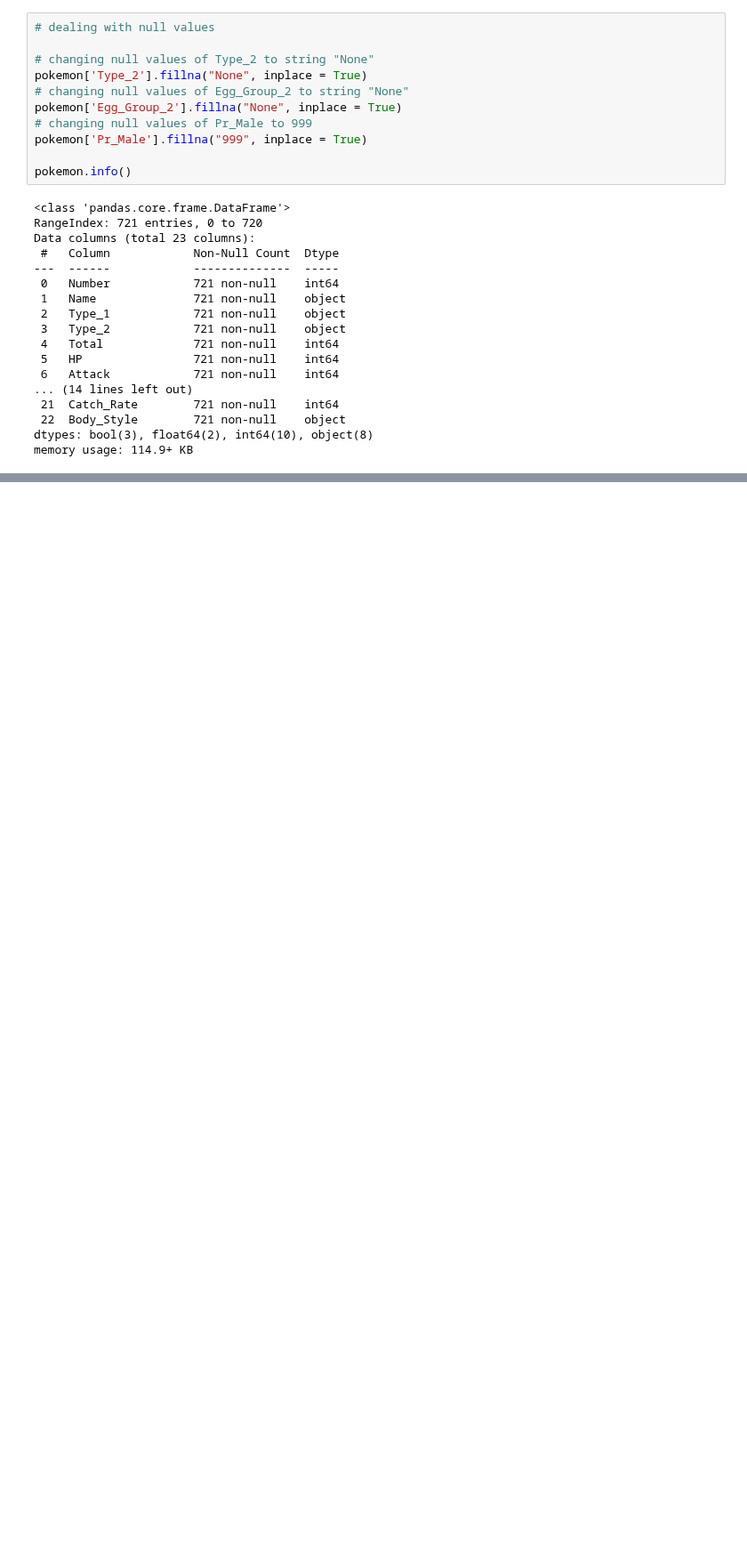
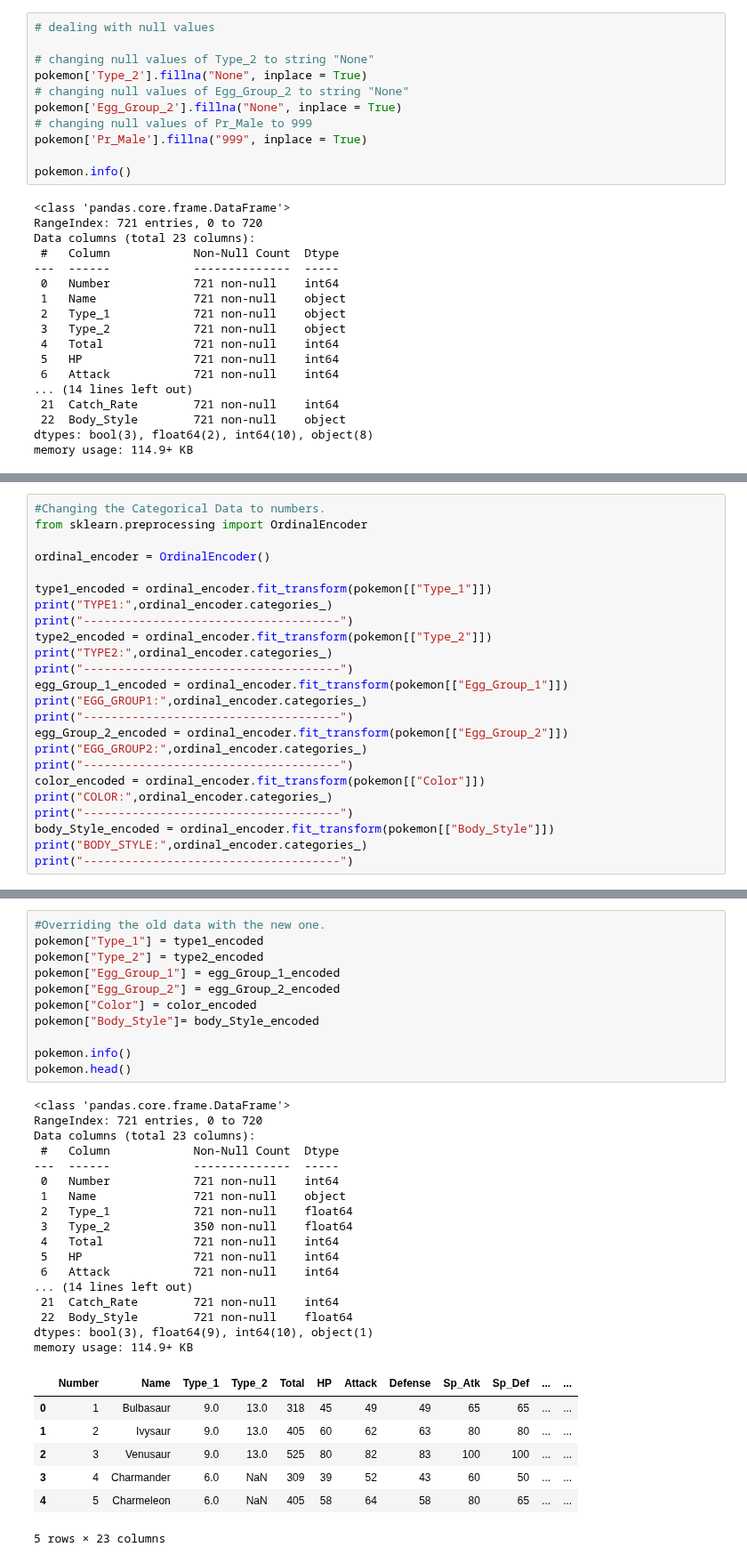
Before and after one commit to AAMAB/F21DL, a Jupyter notebook: Group17 DMML.ipynb, the cells around one changed output, grey strips where cells are left out. Shown at 89% size. Cells and saved outputs as stored; diff of their text form; blank space fills up the shorter version.

Commit message:
Done with converting the Categorical data to numerical.

```diff
--- a/Group17 DMML.ipynb
+++ b/Group17 DMML.ipynb
@@ -147,0 +188,24 @@ memory usage: 114.9+ KB
+# %%
+#Changing the Categorical Data to numbers.
+from sklearn.preprocessing import OrdinalEncoder
+
+ordinal_encoder = OrdinalEncoder()
+
+type1_encoded = ordinal_encoder.fit_transform(pokemon[["Type_1"]])
+print("TYPE1:",ordinal_encoder.categories_)
+print("-------------------------------------")
+type2_encoded = ordinal_encoder.fit_transform(pokemon[["Type_2"]])
+print("TYPE2:",ordinal_encoder.categories_)
+print("-------------------------------------")
+egg_Group_1_encoded = ordinal_encoder.fit_transform(pokemon[["Egg_Group_1"]])
+print("EGG_GROUP1:",ordinal_encoder.categories_)
+print("-------------------------------------")
+egg_Group_2_encoded = ordinal_encoder.fit_transform(pokemon[["Egg_Group_2"]])
+print("EGG_GROUP2:",ordinal_encoder.categories_)
+print("-------------------------------------")
+color_encoded = ordinal_encoder.fit_transform(pokemon[["Color"]])
+print("COLOR:",ordinal_encoder.categories_)
+print("-------------------------------------")
+body_Style_encoded = ordinal_encoder.fit_transform(pokemon[["Body_Style"]])
+print("BODY_STYLE:",ordinal_encoder.categories_)
+print("-------------------------------------")
@@ -147,0 +230,36 @@ memory usage: 114.9+ KB
+# %%
+#Overriding the old data with the new one.
+pokemon["Type_1"] = type1_encoded
+pokemon["Type_2"] = type2_encoded
+pokemon["Egg_Group_1"] = egg_Group_1_encoded
+pokemon["Egg_Group_2"] = egg_Group_2_encoded
+pokemon["Color"] = color_encoded
+pokemon["Body_Style"]= body_Style_encoded
+
+pokemon.info()
+pokemon.head()
+# %% [output]
+<class 'pandas.core.frame.DataFrame'>
+RangeIndex: 721 entries, 0 to 720
+Data columns (total 23 columns):
+ #   Column            Non-Null Count  Dtype
+---  ------            --------------  -----
+ 0   Number            721 non-null    int64
+ 1   Name              721 non-null    object
+ 2   Type_1            721 non-null    float64
+ 3   Type_2            350 non-null    float64
+ 4   Total             721 non-null    int64
+ 5   HP                721 non-null    int64
+ 6   Attack            721 non-null    int64
+... (14 lines left out)
+ 21  Catch_Rate        721 non-null    int64
+ 22  Body_Style        721 non-null    float64
+dtypes: bool(3), float64(9), int64(10), object(1)
+memory usage: 114.9+ KB
+|  | Number | Name | Type_1 | Type_2 | Total | HP | Attack | Defense | Sp_Atk | Sp_Def | ... | ... |
+| 0 | 1 | Bulbasaur | 9.0 | 13.0 | 318 | 45 | 49 | 49 | 65 | 65 | ... | ... |
+| 1 | 2 | Ivysaur | 9.0 | 13.0 | 405 | 60 | 62 | 63 | 80 | 80 | ... | ... |
+| 2 | 3 | Venusaur | 9.0 | 13.0 | 525 | 80 | 82 | 83 | 100 | 100 | ... | ... |
+| 3 | 4 | Charmander | 6.0 | NaN | 309 | 39 | 52 | 43 | 60 | 50 | ... | ... |
+| 4 | 5 | Charmeleon | 6.0 | NaN | 405 | 58 | 64 | 58 | 80 | 65 | ... | ... |
+5 rows × 23 columns
```
Also changed, not shown: parts of 5 cells of this notebook.
